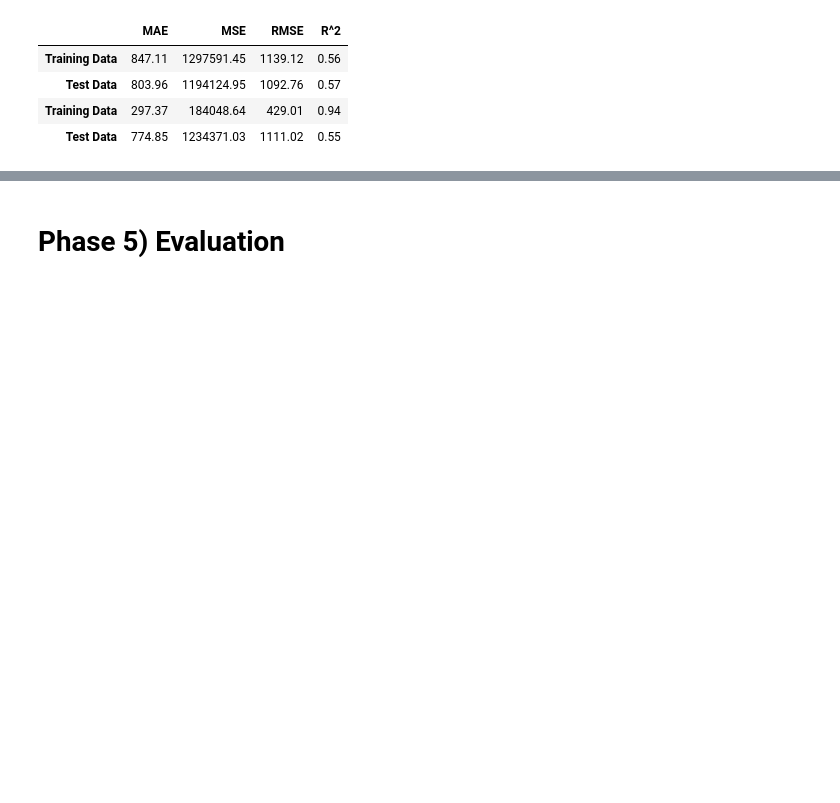
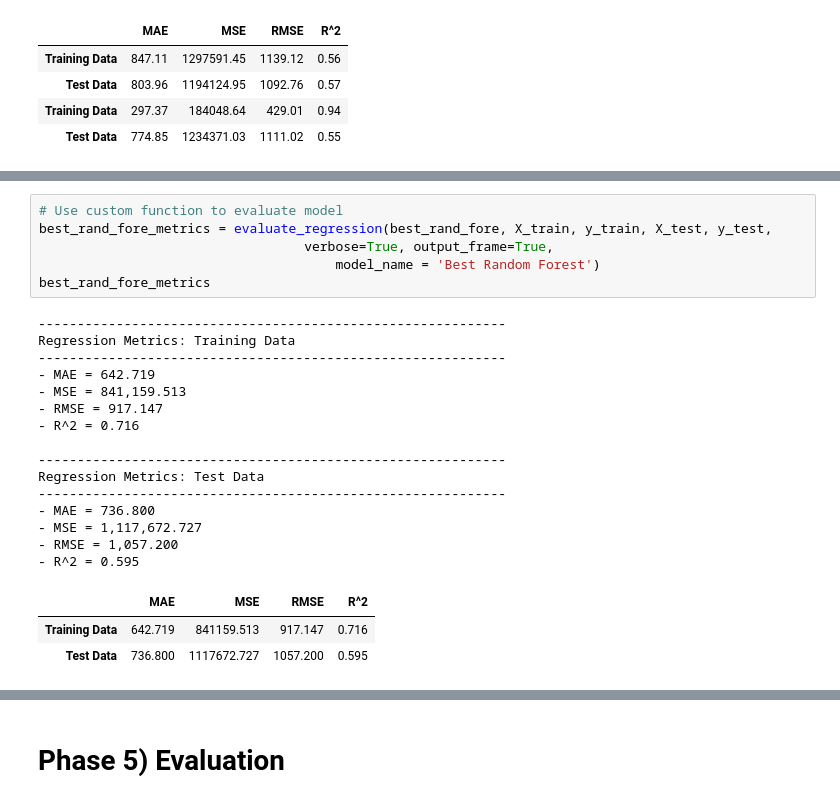
Before and after one commit to A-Kutscher/Prediction-of-Product-Sales, a Jupyter notebook: Prediction_of_Product_Sales_Amber_Kutscher.ipynb, the cells around one changed output, grey strips where cells are left out. Drawn from its saved outputs; the diff is of its cells as text; blank space fills up the shorter version.

```diff
--- a/Prediction_of_Product_Sales_Amber_Kutscher.ipynb
+++ b/Prediction_of_Product_Sales_Amber_Kutscher.ipynb
@@ -1631,0 +1720,25 @@ metrics
+# %%
+# Use custom function to evaluate model
+best_rand_fore_metrics = evaluate_regression(best_rand_fore, X_train, y_train, X_test, y_test,
+                                  verbose=True, output_frame=True,
+                                      model_name = 'Best Random Forest')
+best_rand_fore_metrics
+# %% [output]
+------------------------------------------------------------
+Regression Metrics: Training Data
+------------------------------------------------------------
+- MAE = 642.719
+- MSE = 841,159.513
+- RMSE = 917.147
+- R^2 = 0.716
+
+------------------------------------------------------------
+Regression Metrics: Test Data
+------------------------------------------------------------
+- MAE = 736.800
+- MSE = 1,117,672.727
+- RMSE = 1,057.200
+- R^2 = 0.595
+|  | MAE | MSE | RMSE | R^2 |
+| Training Data | 642.719 | 841159.513 | 917.147 | 0.716 |
+| Test Data | 736.800 | 1117672.727 | 1057.200 | 0.595 |
```
Also changed, not shown: parts of 18 cells of this notebook.
